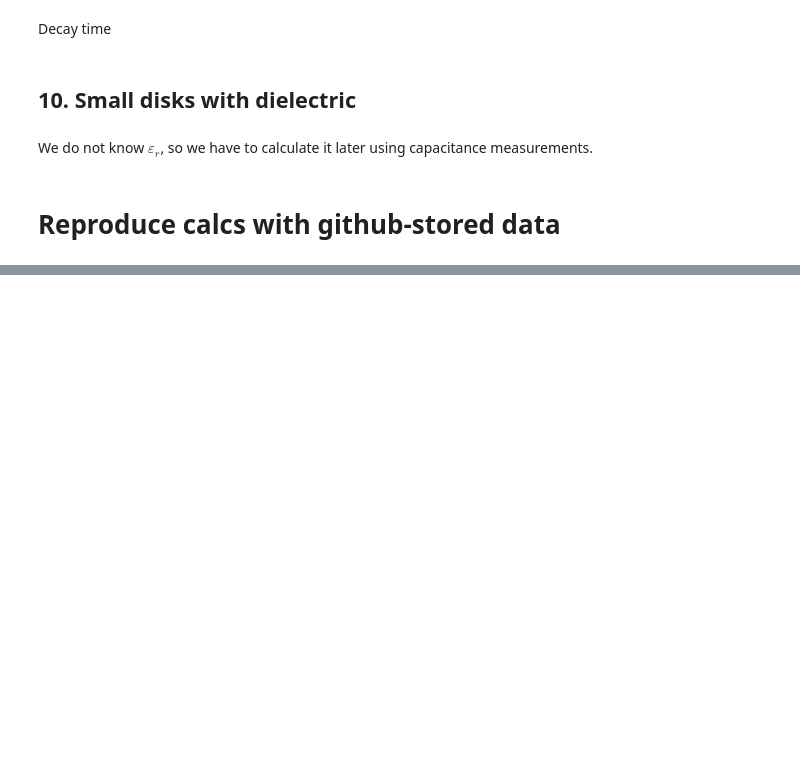
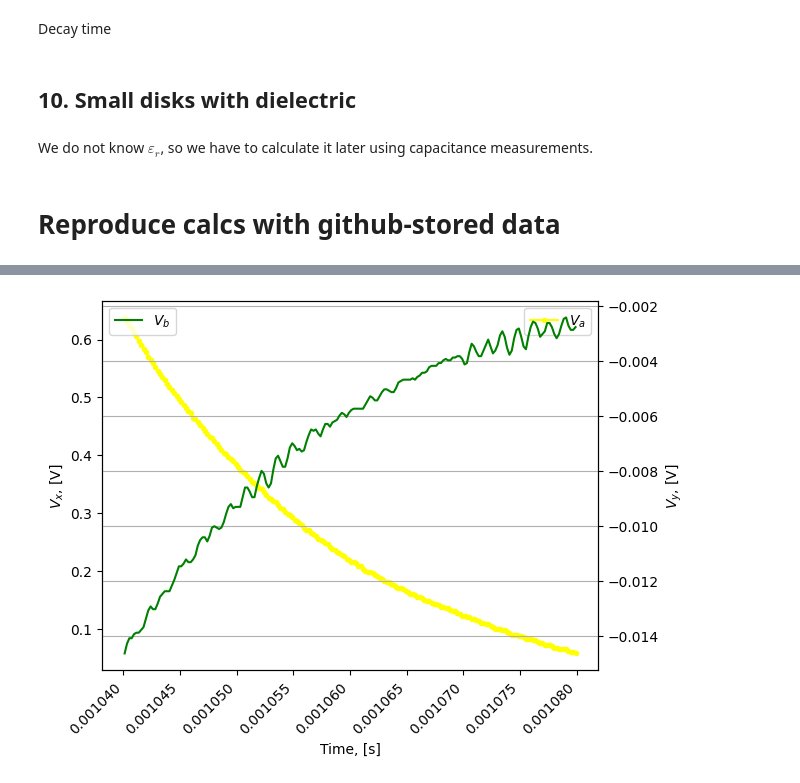
Before and after one commit to evgeny-kolonsky/Lab2_Capacitors, a Jupyter notebook: Lab2_Capacitor.ipynb, the cells around one changed output, grey strips where cells are left out. Cells and saved outputs as stored; diff of their text form; code cells hidden in the pictures; blank space fills up the shorter version.

```diff
--- a/Lab2_Capacitor.ipynb
+++ b/Lab2_Capacitor.ipynb
@@ -456,0 +494,7 @@ ex = Experiment('C01', size=260, side='A', option=1, trace_num=0)
+# %%
+ex.reset_filter()
+ex.cut_t(0.00104, 0.00108)
+ex.cut_Vx(0, 0.7)
+ex.plot_V()
+# %% [output]
+[figure, added]
```
Also changed, not shown: parts of 10 cells of this notebook.
